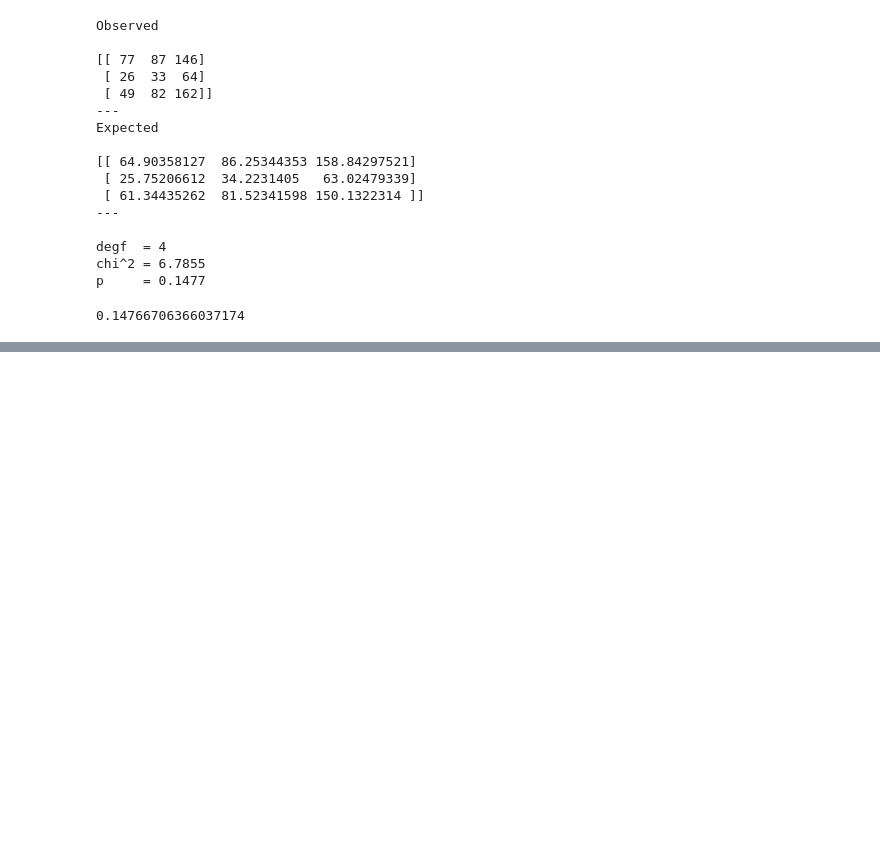
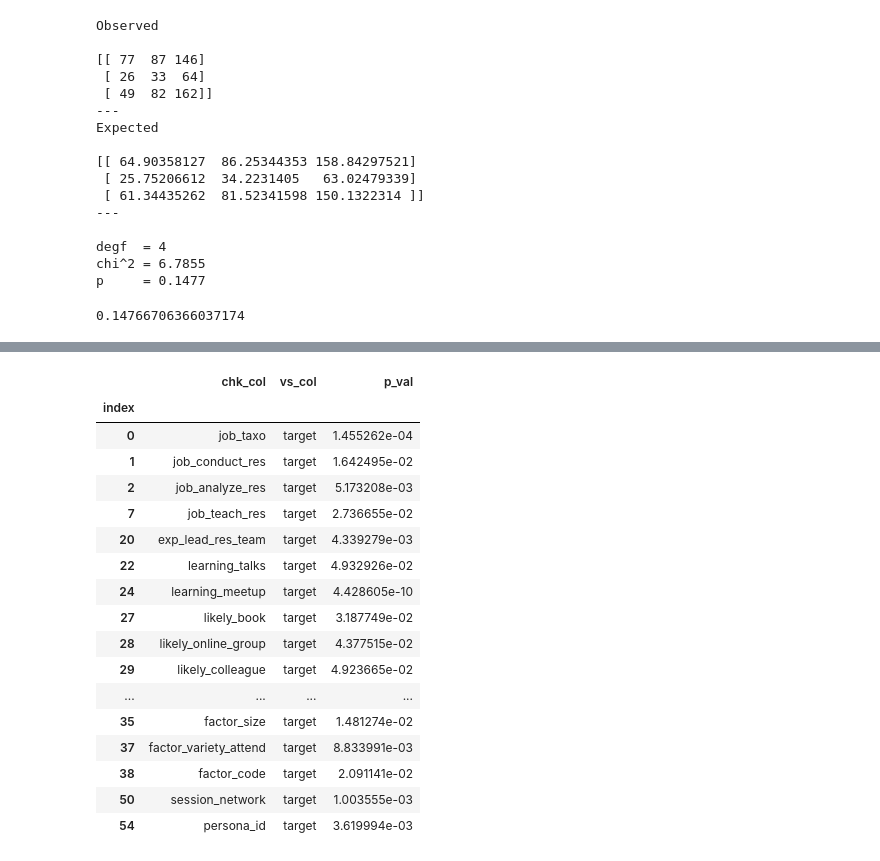
Before and after one commit to PersonaPredicta/Survey_Says..., a Jupyter notebook: kev/kworking_explore.ipynb, the cells around one changed output, grey strips where cells are left out. Cells and saved outputs as stored; diff of their text form; code cells hidden in the pictures; blank space fills up the shorter version.

```diff
--- a/kev/kworking_explore.ipynb
+++ b/kev/kworking_explore.ipynb
@@ -741,0 +744,21 @@ chi2_df2all[chi2_2all.p_val<=.05]
+# %%
+chi2_2df[chi2_2df.p_val<=5e-02]
+# %% [output]
+|  | chk_col | vs_col | p_val |
+| index |  |  |  |
+| 0 | job_taxo | target | 1.455262e-04 |
+| 1 | job_conduct_res | target | 1.642495e-02 |
+| 2 | job_analyze_res | target | 5.173208e-03 |
+| 7 | job_teach_res | target | 2.736655e-02 |
+| 20 | exp_lead_res_team | target | 4.339279e-03 |
+| 22 | learning_talks | target | 4.932926e-02 |
+| 24 | learning_meetup | target | 4.428605e-10 |
+| 27 | likely_book | target | 3.187749e-02 |
+| 28 | likely_online_group | target | 4.377515e-02 |
+| 29 | likely_colleague | target | 4.923665e-02 |
+| ... | ... | ... | ... |
+| 35 | factor_size | target | 1.481274e-02 |
+| 37 | factor_variety_attend | target | 8.833991e-03 |
+| 38 | factor_code | target | 2.091141e-02 |
+| 50 | session_network | target | 1.003555e-03 |
+| 54 | persona_id | target | 3.619994e-03 |
```
Also changed, not shown: parts of 22 cells of this notebook, 5 other files.
